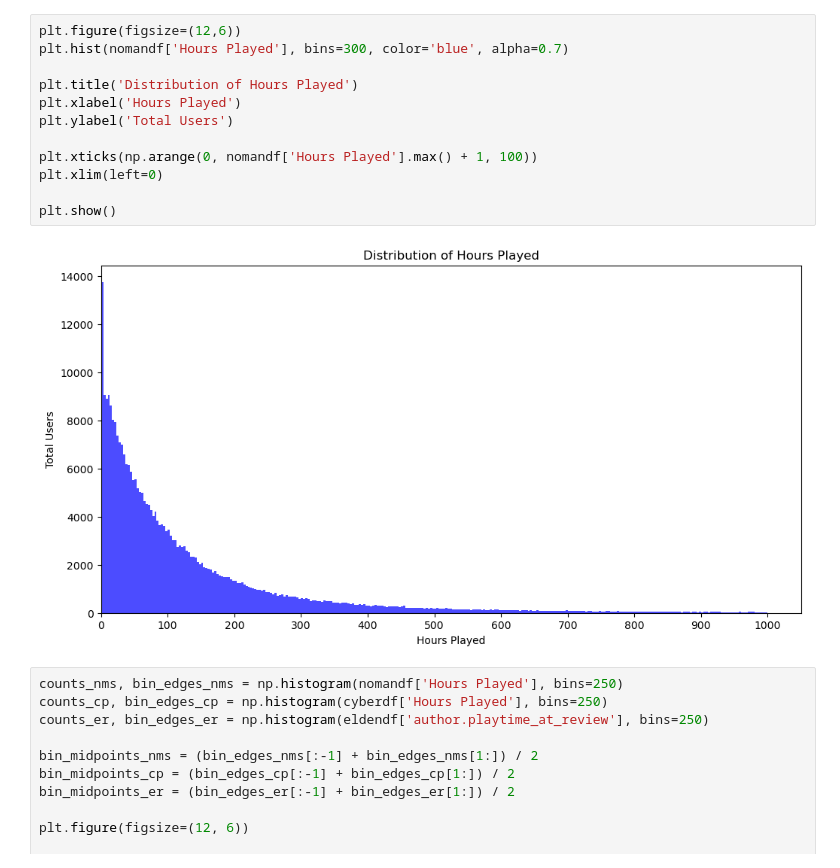
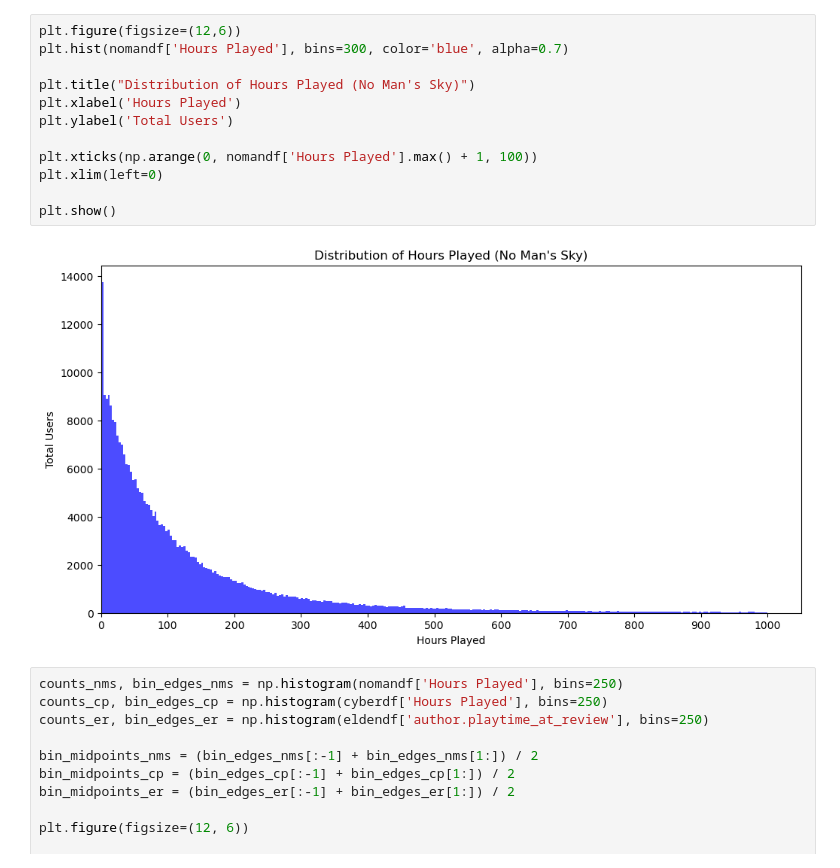
Before and after one commit to Othvaz/Data-Science, a Jupyter notebook: Code/Datascience.ipynb, the cells around one changed output. Drawn from its saved outputs; the diff is of its cells as text.

```diff
--- a/Code/Datascience.ipynb
+++ b/Code/Datascience.ipynb
@@ -70,17 +72,17 @@ nomandf.shape
 # %%
 plt.figure(figsize=(12,6))
 plt.hist(nomandf['Hours Played'], bins=300, color='blue', alpha=0.7)
 
-plt.title('Distribution of Hours Played')
+plt.title("Distribution of Hours Played (No Man's Sky)")
 plt.xlabel('Hours Played')
 plt.ylabel('Total Users')
 
 plt.xticks(np.arange(0, nomandf['Hours Played'].max() + 1, 100))
 plt.xlim(left=0)
 
 plt.show()
 # %% [output]
-[figure, old version]
+[figure, new version]
 # %%
 counts_nms, bin_edges_nms = np.histogram(nomandf['Hours Played'], bins=250)
 counts_cp, bin_edges_cp = np.histogram(cyberdf['Hours Played'], bins=250)
```
Also changed, not shown: parts of 17 cells of this notebook, 1 other file.
